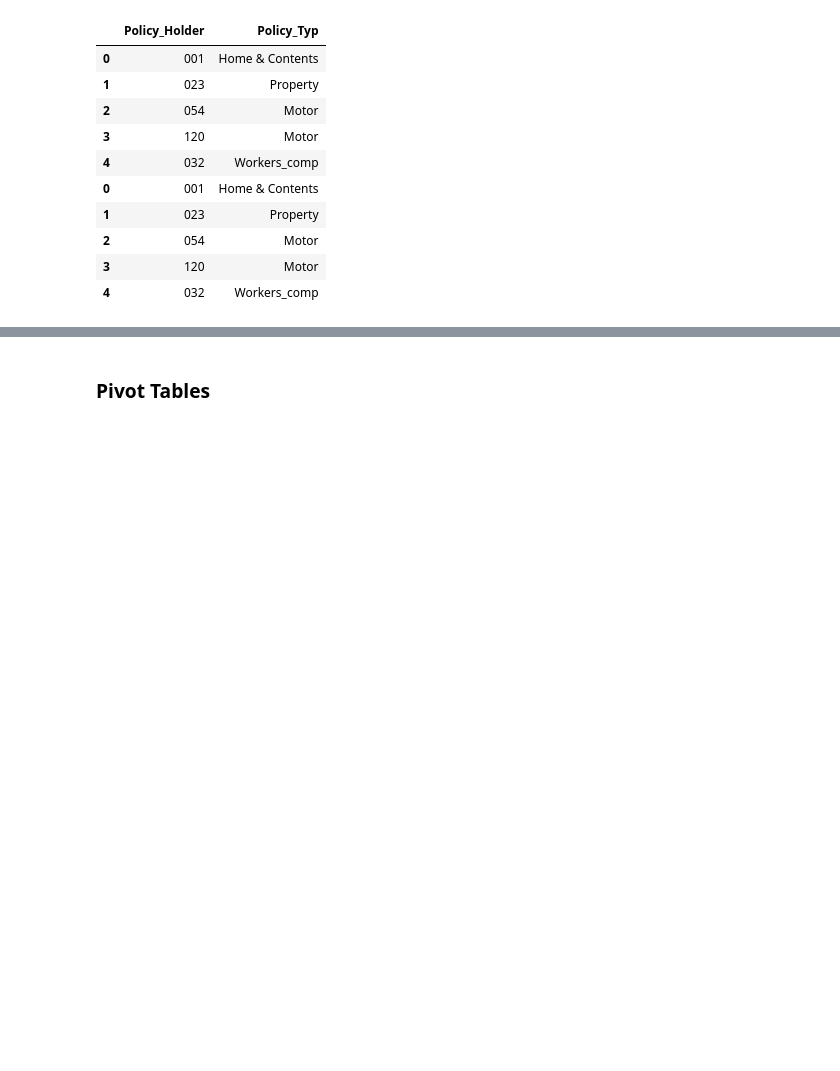
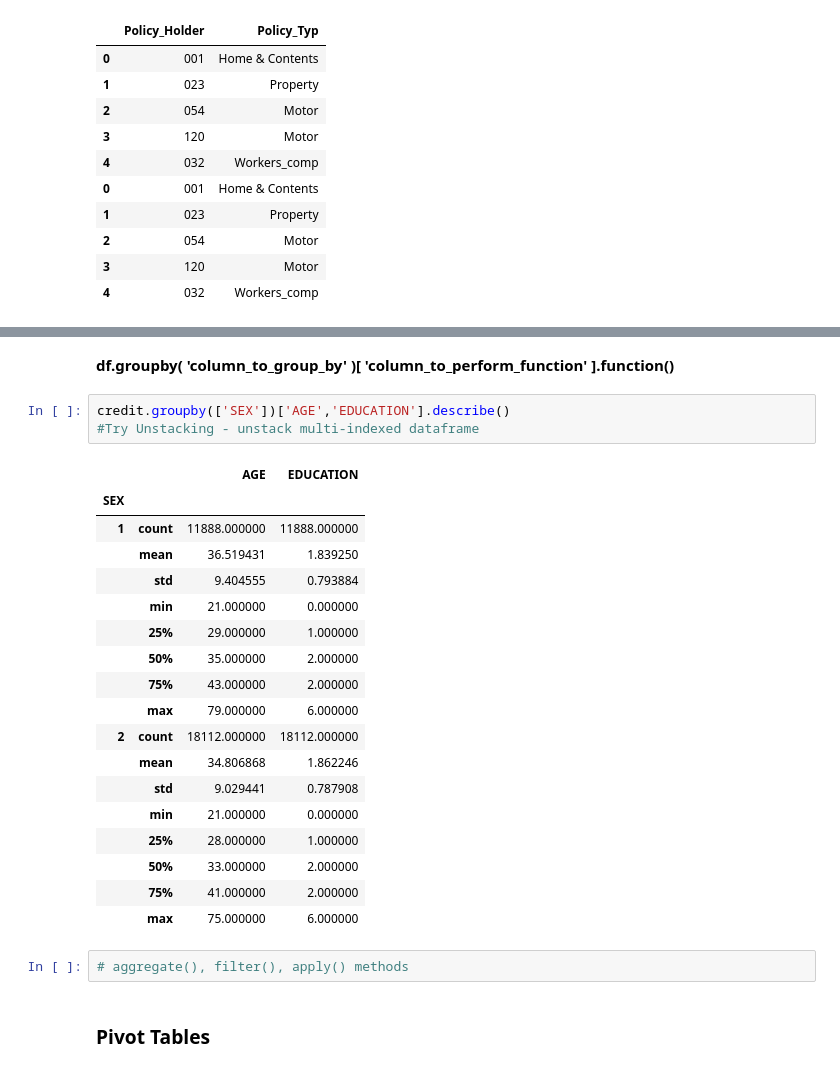
Before and after one commit to rimzbravz/Intro_to_Python, a Jupyter notebook: Intro_To_Python_Pandas.ipynb, the cells around one changed output, grey strips where cells are left out. Cells and saved outputs as stored; diff of their text form; blank space fills up the shorter version.

```diff
--- a/Intro_To_Python_Pandas.ipynb
+++ b/Intro_To_Python_Pandas.ipynb
@@ -595,3 +691,29 @@ aggregate(), filter(), transform(), apply() check my implementation in dup pay
+# %% [markdown]
+**df.groupby( 'column_to_group_by' )[ 'column_to_perform_function' ].function()**
+# %%
+credit.groupby(['SEX'])['AGE','EDUCATION'].describe()
+#Try Unstacking - unstack multi-indexed dataframe
+# %% [output]
+|  |  | AGE | EDUCATION |
+| SEX |  |  |  |
+| 1 | count | 11888.000000 | 11888.000000 |
+|  | mean | 36.519431 | 1.839250 |
+|  | std | 9.404555 | 0.793884 |
+|  | min | 21.000000 | 0.000000 |
+|  | 25% | 29.000000 | 1.000000 |
+|  | 50% | 35.000000 | 2.000000 |
+|  | 75% | 43.000000 | 2.000000 |
+|  | max | 79.000000 | 6.000000 |
+| 2 | count | 18112.000000 | 18112.000000 |
+|  | mean | 34.806868 | 1.862246 |
+|  | std | 9.029441 | 0.787908 |
+|  | min | 21.000000 | 0.000000 |
+|  | 25% | 28.000000 | 1.000000 |
+|  | 50% | 33.000000 | 2.000000 |
+|  | 75% | 41.000000 | 2.000000 |
+|  | max | 75.000000 | 6.000000 |
+# %%
+# aggregate(), filter(), apply() methods
 # %% [markdown]
 ### Pivot Tables
 # %% [markdown]
```
Also changed, not shown: parts of 15 cells of this notebook.
